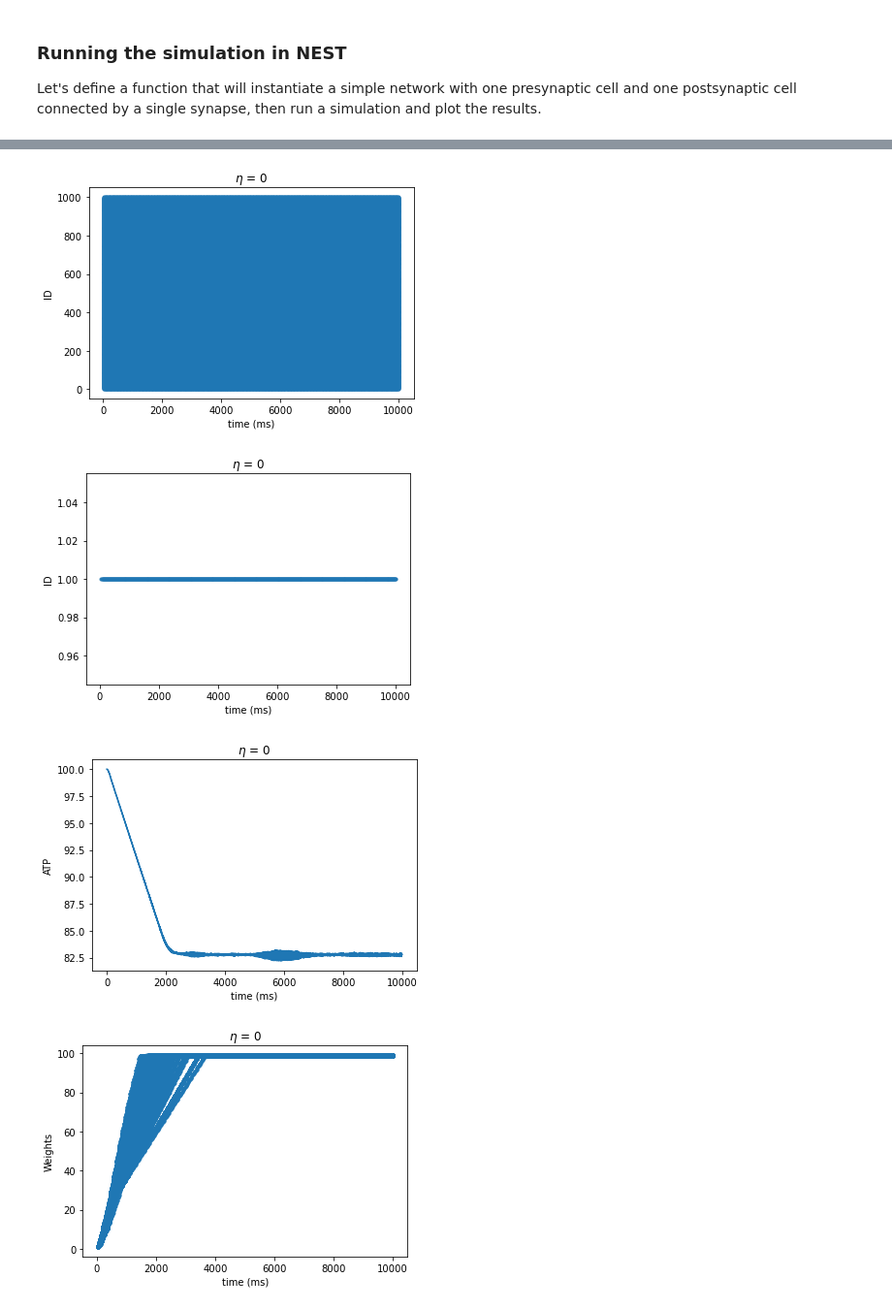
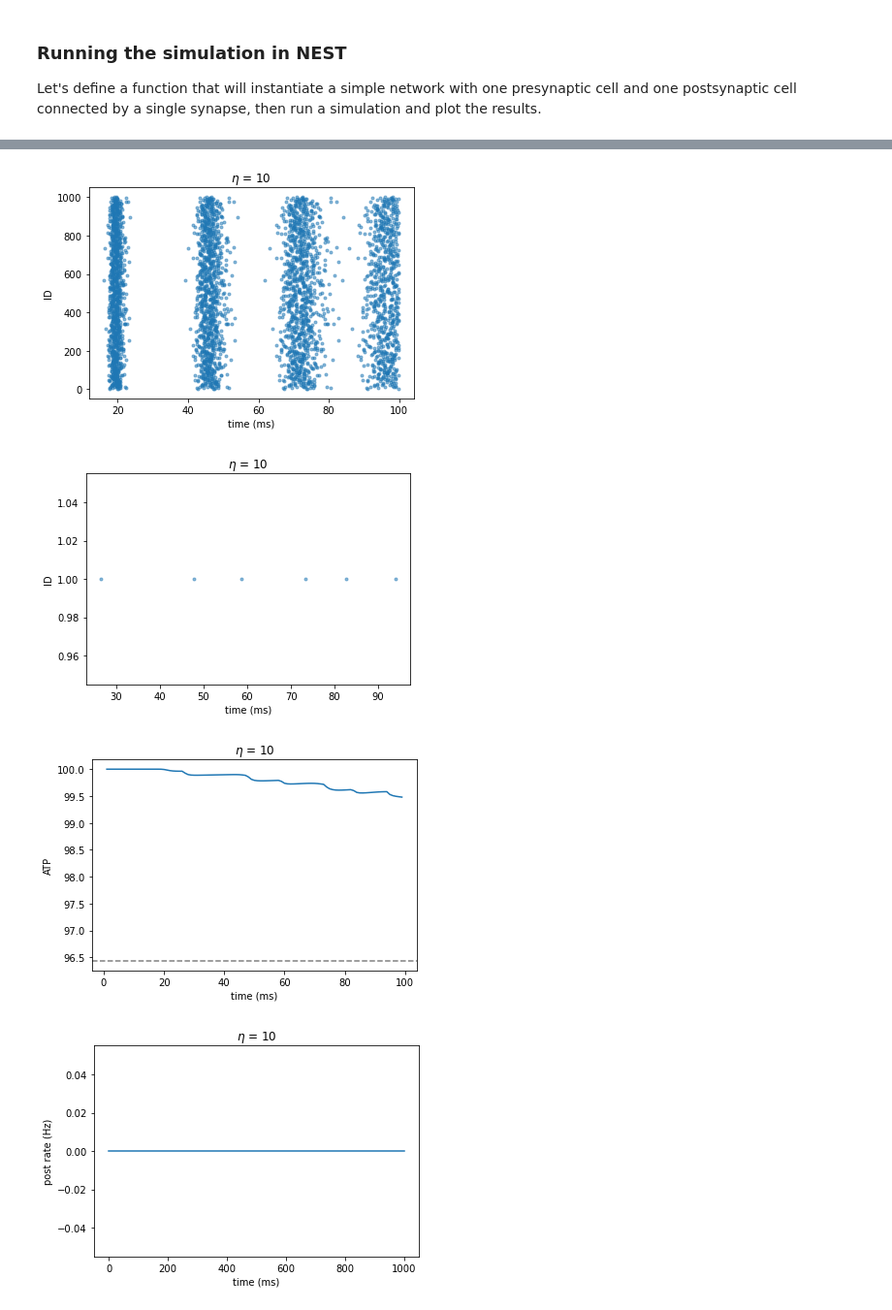
Before and after one commit to Wiss/nestml, a Jupyter notebook: ehp/three_factor_lr/ed_stdp_diff_eta_sensitivity.ipynb, the cells around one changed output, grey strips where cells are left out. Shown at 97% size. Cells and saved outputs as stored; diff of their text form; code cells hidden in the pictures.

Commit message:
Include theory. It is possible to predict equilibrium
It is possible to predict equilibrium atp level

```diff
--- a/ehp/three_factor_lr/ed_stdp_diff_eta_sensitivity.ipynb
+++ b/ehp/three_factor_lr/ed_stdp_diff_eta_sensitivity.ipynb
@@ -155,15 +168,39 @@ def plots(sr_pre, sr_post, mult, wr, eta, fin_weights):
+# %%
+def firing_rate(post_spike_times, simtime, step:float = 0.1, time_window: float = 30.):
+    idx_from_time_window = int(time_window/step)
+    times = np.arange(start=0,
+                     stop=simtime + step/2,
+                     step=step)  # array with times
+    fr = np.zeros(len(times))  # array with times
+    for spk in post_spike_times:
+        idx_from_spk_time = int(spk/step)
+        fr[idx_from_spk_time] += 1
+
+    for idx in range(len(times)):
+        if idx <= idx_from_time_window:
+            fr[idx] = sum(fr[0:idx])
+        else:
+            fr[idx] = sum(fr[idx-idx_from_time_window:idx])
+
+    fr *= 1000 / time_window
+    print(fr)
+    return fr
 # %%
-sim_time = 10000
-eta = 0
+sim_time = 100
+eta = 10
 #n_pre_neurons = 2
-mean_current = 292
+mean_current = 302
 std_current = 10
+alpha = 0.7
 syn_spec = {"synapse_model": "ed_stdp0_nestml__with_edlif_psc_alpha_percent0_nestml",
-           "alpha": 0.5,
+           "alpha": alpha,
            "mu_minus": 0,
            "mu_plus": 0,
            "lambda": 0.01,
            "eta": eta}
+eq_energy_level = equall_dep_pot_energy_level(eta=eta,
+                                              alpha=alpha,
+                                              a_h=100)
 sr_pre, sr_post, mult, wr, fin_weights = experiment(
                                        #n_pre_neurons=n_pre_neurons,
                                        mean_current=mean_current,
@@ -171,5 +208,16 @@ sr_pre, sr_post, mult, wr, fin_weights = experiment(
                                        sim_time=sim_time,
                                        syn_spec=syn_spec)
 
-plots(sr_pre, sr_post, mult, wr, eta, fin_weights)
+fr = firing_rate(post_spike_times=sr_post['times'], simtime=sim_time)
+
+print(fr)
+
+plots(sr_pre=sr_pre,
+      sr_post=sr_post,
+      fr=fr,
+      mult=mult,
+      wr=wr,
+      eta=eta,
+      fin_weights=fin_weights,
+      eq_energy_level=eq_energy_level)
 # %% [output]
@@ -186,5 +236,5 @@ Oct 05 14:10:04 SimulationManager::run [Info]:
     Simulation finished.
-[figure, old version]
+[figure, new version]
-[figure, old version]
+[figure, new version]
-[figure, old version]
+[figure, new version]
-[figure, old version]
+[figure, new version]
```
Also changed, not shown: parts of 15 cells of this notebook, 4 other files.
